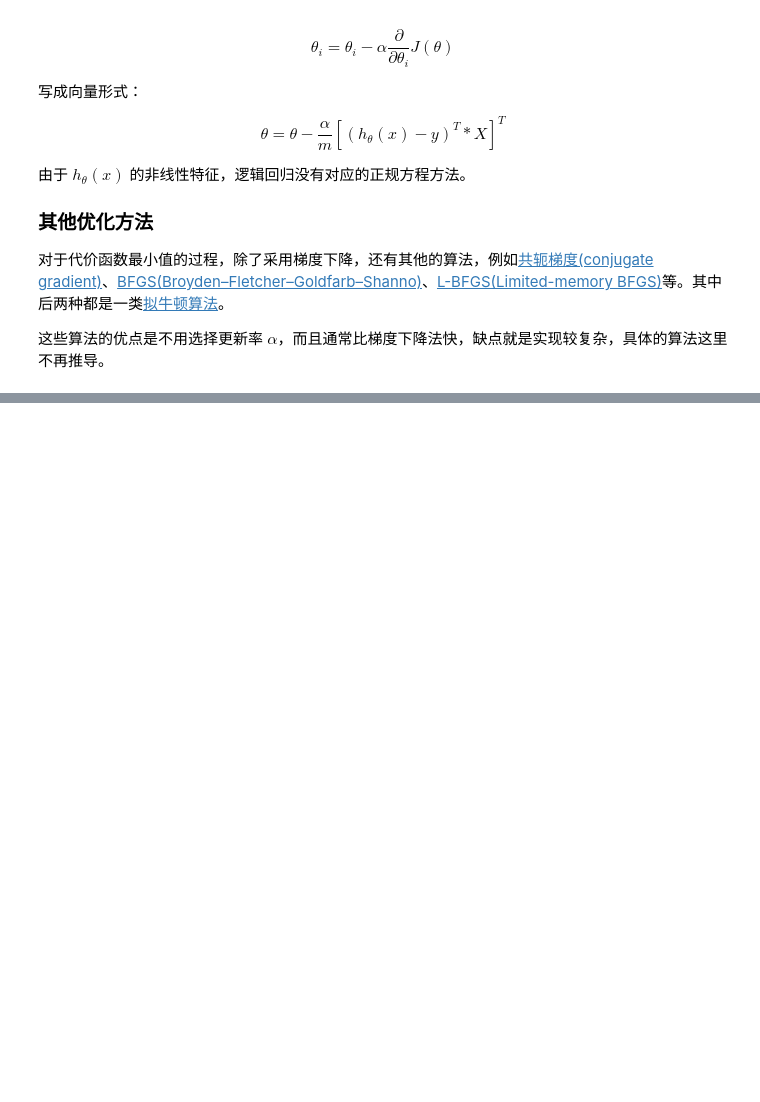
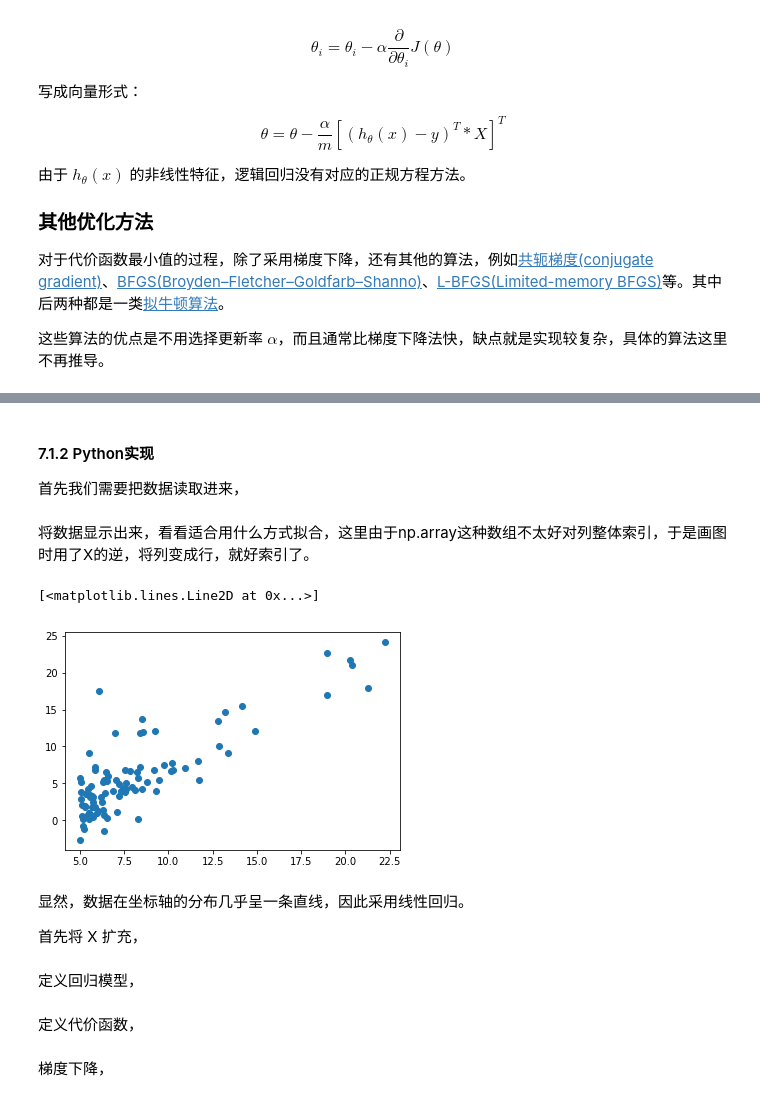
Before and after one commit to wnehm/ReadingNote, a Jupyter notebook: 吴恩达机器学习/吴恩达机器学习笔记.ipynb, the cells around one changed output, grey strips where cells are left out. Saved outputs shown, nothing was run; the diff lists cells and outputs as text; code cells hidden in the pictures; blank space fills up the shorter version.

```diff
--- a/吴恩达机器学习/吴恩达机器学习笔记.ipynb
+++ b/吴恩达机器学习/吴恩达机器学习笔记.ipynb
@@ -371,0 +449,30 @@ $$\theta = \theta - \frac{\alpha}{m}[(h_{\theta}(x)-y)^T * X]^T$$
+# %% [markdown]
+#### 7.1.2 Python实现
+
+首先我们需要把数据读取进来，
+# %%
+import matplotlib.pyplot as plt
+from mpl_toolkits import mplot3d
+import numpy as np
+
+X, y = [], []
+filename = r'ex1/ex1data1.txt'
+with open(filename) as f1:
+    for line in f1:
+        tmp = list(map(float, line.strip('\n').split(',')))
+        X.append([tmp[0]])
+        y.append([tmp[1]])
+X, y = np.array(X), np.array(y)
+m = X.size
+n = 1
+# %% [markdown]
+将数据显示出来，看看适合用什么方式拟合，这里由于np.array这种数组不太好对列整体索引，于是画图时用了X的逆，将列变成行，就好索引了。
+# %%
+plt.plot(X, y, 'o')
+# %% [output]
+[<matplotlib.lines.Line2D at 0x...>]
+[figure, added]
+# %% [markdown]
+显然，数据在坐标轴的分布几乎呈一条直线，因此采用线性回归。
+
+首先将 X 扩充，
@@ -371,0 +481,2 @@ $$\theta = \theta - \frac{\alpha}{m}[(h_{\theta}(x)-y)^T * X]^T$$
+# %% [markdown]
+定义回归模型，
@@ -371,0 +488,2 @@ $$\theta = \theta - \frac{\alpha}{m}[(h_{\theta}(x)-y)^T * X]^T$$
+# %% [markdown]
+定义代价函数，
@@ -371,0 +493,2 @@ $$\theta = \theta - \frac{\alpha}{m}[(h_{\theta}(x)-y)^T * X]^T$$
+# %% [markdown]
+梯度下降，
```
Also changed, not shown: parts of 16 cells of this notebook, 4 other files.
